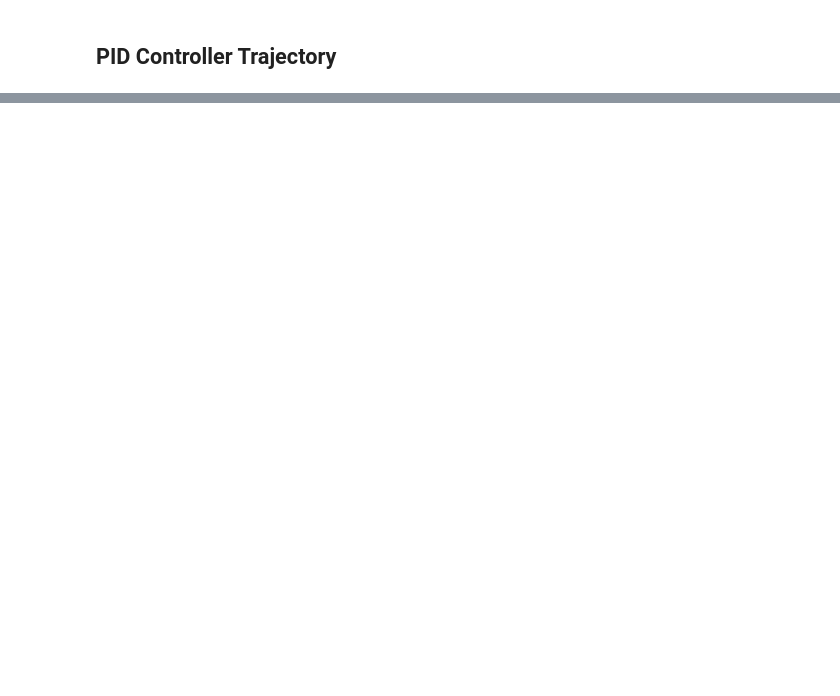
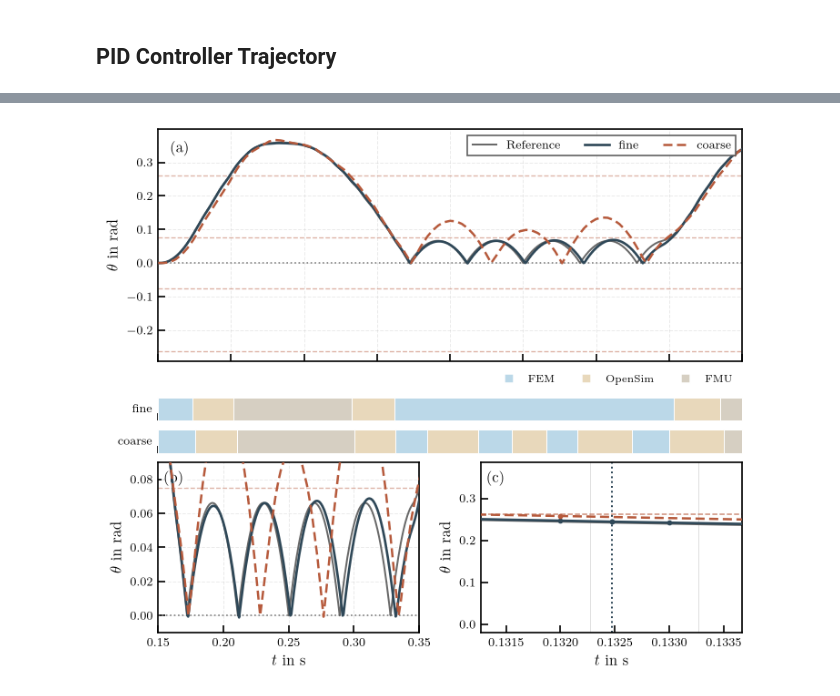
Before and after one commit to FlorianFrech/SystemSimulation, a Jupyter notebook: notebooks/05_casestudy_model_switching.ipynb, the cells around one changed output, grey strips where cells are left out. Drawn from its saved outputs; the diff is of its cells as text; code cells hidden in the pictures; blank space fills up the shorter version.

```diff
--- a/notebooks/05_casestudy_model_switching.ipynb
+++ b/notebooks/05_casestudy_model_switching.ipynb
@@ -857,30 +1025,42 @@ switch_runs = {}
 
 for variant, macro_dt in (("fine", sim_params.tau), ("coarse", 4 * sim_params.tau)):
     sys_cmp, plant_cmp = build_region_system(variant)
-    initial_mode = plant_cmp.active_mode
+    # Read the reconciled mode back, exactly as for the main run.
+    initial_mode_cmp = plant_cmp.active_mode
     sys_cmp.run(0.0, t_end, macro_dt)
 
     hist = sys_cmp.get_history()
     t_cmp, data_cmp = hist["MasterPendulum"]
     contact_times = [d.t for d in hist["Events"][("MasterPendulum", "wall_hit")]]
-    intervals = build_mode_intervals(plant_cmp.sync_events, initial_mode, 0.0, t_end)
+
+    boundary_times = {}
+    for (_comp, event_name), records in hist["Events"].items():
+        if event_name.startswith("region_boundary_"):
+            boundary_times.setdefault(event_name, []).extend(float(d.t) for d in records)
+
+    intervals = build_mode_intervals(plant_cmp.sync_events, initial_mode_cmp, 0.0, t_end)
 
     switch_runs[variant] = {
+        "dt": macro_dt,
         "t": np.asarray(t_cmp, dtype=float),
         "theta": np.asarray(data_cmp["theta"], dtype=float),
         "switch_times": [float(e["time"]) for e in plant_cmp.sync_events],
         "switch_modes": [f"{e['from_mode']}->{e['to_mode']}" for e in plant_cmp.sync_events],
         "contact_times": contact_times,
+        "boundary_times": boundary_times,
         "mode_intervals": intervals,
         "fem_active_s": sum(b - a for a, b, m in intervals if m == "FEM"),
     }
 
-    print(f"{variant:>10}: {len(plant_cmp.sync_events)} switches, "
+    print(f"{variant:>10}: starts in {initial_mode_cmp}, "
+          f"{len(plant_cmp.sync_events)} switches, "
           f"{len(contact_times)} contact events, "
           f"FEM active {switch_runs[variant]['fem_active_s']:.3f} s")
 
-# The comparison is only valid if both runs resolve the same contact sequence.
+# The comparison is only valid if both runs resolve the same contact sequence,
+# and it is only comparable to the reference if that sequence matches Modelica.
 n_contacts = {s: len(r["contact_times"]) for s, r in switch_runs.items()}
+n_contacts["reference"] = len(event_times_ref)
 if len(set(n_contacts.values())) > 1:
     print(f"\nWARNING: contact counts differ {n_contacts}. The trajectories have diverged "
           f"into different bounce sequences, so the error columns below compare different "
@@ -938,14 +1194,16 @@ STRATEGY_STYLE = {
     "fine":   dict(color="#2F4858", linewidth=1.6, linestyle="-",          zorder=4),
     "coarse": dict(color="#B65A3C", linewidth=1.5, linestyle=(0, (4, 2)), zorder=5),
 }
-MODE_STRIP = {"FMU": "#d6cfc2", "FEM": "#bbd8e8"}
+# One entry per region model: a missing mode would render as unlabelled grey and
+# hide a whole region of the policy.
+MODE_STRIP = {"FEM": "#bbd8e8", "OpenSim": "#e8d8bb", "FMU": "#d6cfc2"}
 
 fig = plt.figure(figsize=(FULL_WIDTH, 0.85 * FULL_WIDTH), constrained_layout=True)
 gs = fig.add_gridspec(4, 2, height_ratios=[3.0, 0.30, 0.30, 2.2])
 
 ax_full = fig.add_subplot(gs[0, :])
-ax_s_grid = fig.add_subplot(gs[1, :], sharex=ax_full)
-ax_s_loc = fig.add_subplot(gs[2, :], sharex=ax_full)
+ax_strip_fine = fig.add_subplot(gs[1, :], sharex=ax_full)
+ax_strip_coarse = fig.add_subplot(gs[2, :], sharex=ax_full)
 ax_contact = fig.add_subplot(gs[3, 0])
 ax_zoom = fig.add_subplot(gs[3, 1])
 
@@ -956,9 +1214,11 @@ for ax in (ax_full, ax_contact):
     for strategy, run in switch_runs.items():
         ax.plot(run["t"], run["theta"], label=strategy, **STRATEGY_STYLE[strategy])
     ax.axhline(0, color="gray", linestyle=":", linewidth=1)
-    for sign in (+1, -1):
-        ax.axhline(sign * SWITCH_THRESHOLD_RAD, color="#B65A3C",
-                   linestyle="--", linewidth=0.8, alpha=0.45)
+    # Every configured breakpoint, not only the first one.
+    for threshold in SWITCH_BREAKPOINTS:
+        for sign in (+1, -1):
+            ax.axhline(sign * threshold, color="#B65A3C",
+                       linestyle="--", linewidth=0.8, alpha=0.45)
     ax.grid(True, alpha=0.3)
     ax.set_ylabel(r"$\theta$ in $\mathrm{rad}$")
 
@@ -967,11 +1227,11 @@ ax_full.tick_params(labelbottom=False)
 ax_full.legend(loc="upper right", ncol=3, fontsize=8, frameon=True)
 
 # --- mode strips, one per strategy -------------------------------------
-for ax, strategy in ((ax_s_grid, "fine"), (ax_s_loc, "coarse")):
+for ax, strategy in ((ax_strip_fine, "fine"), (ax_strip_coarse, "coarse")):
     for a, b, mode in switch_runs[strategy]["mode_intervals"]:
         if b <= a:
             continue
-        ax.broken_barh([(a, b - a)], (0, 1), facecolors=MODE_STRIP.get(mode, "0.75"),
+        ax.broken_barh([(a, b - a)], (0, 1), facecolors=MODE_STRIP[mode],
                        edgecolors="white", linewidth=0.6)
     ax.set_ylim(0, 1)
     ax.set_yticks([])
@@ -980,8 +1240,16 @@ for ax, strategy in ((ax_s_grid, "fine"), (ax_s_loc, "coarse")):
     ax.grid(False)
     for spine in ("left", "right", "top", "bottom"):
         ax.spines[spine].set_visible(False)
-ax_s_grid.tick_params(labelbottom=False)
-ax_s_loc.tick_params(labelbottom=False)
+ax_strip_fine.tick_params(labelbottom=False)
+ax_strip_coarse.tick_params(labelbottom=False)
+
+mode_handles = [
+    plt.Line2D([], [], marker="s", linestyle="None", markersize=6,
+               markerfacecolor=color, markeredgecolor="white", label=mode)
+    for mode, color in MODE_STRIP.items()
+]
+ax_strip_fine.legend(handles=mode_handles, loc="upper right", ncol=3, fontsize=7,
+                     frameon=False, bbox_to_anchor=(1.0, 2.4))
 
 # --- (b) contact-window zoom -------------------------------------------
 ax_contact.set_xlim(*contact_window)
@@ -991,39 +1259,44 @@ ax_contact.set_xlabel(r"$t$ in $\mathrm{s}$")
 # --- (c) single-transition zoom ----------------------------------------
 # Centre on whichever transition localization moved furthest off the
 # communication grid, and span only ~2 macro steps: at a wider span a
 # sub-millisecond offset is a few pixels and the panel shows nothing.
-def _off_grid(t, tau=sim_params.tau):
-    r = t % tau
-    return min(r, tau - r)
+_fine = switch_runs["fine"]
+_loc_switches = _fine["switch_times"]
+_idx = int(np.argmax([_distance_to_grid(t, _fine["dt"]) for t in _loc_switches]))
+t_focus = _loc_switches[_idx]
+span = 1.2 * _fine["dt"]
 
-_loc_switches = switch_runs["fine"]["switch_times"]
-_idx = int(np.argmax([_off_grid(t) for t in _loc_switches]))
-t_focus = _loc_switches[_idx]
-span = 1.2 * sim_params.tau
+# The boundary this transition crossed, taken from the trajectory rather than
+# assumed to be the first breakpoint.
+theta_focus = abs(float(np.interp(t_focus, _fine["t"], _fine["theta"])))
+threshold_focus = min(SWITCH_BREAKPOINTS, key=lambda b: abs(b - theta_focus))
+
 ax_zoom.plot(ref_sol_reset["time"], ref_sol_reset["theta"],
              color="0.35", linewidth=1.2, alpha=0.9)
 for strategy, run in switch_runs.items():
     ax_zoom.plot(run["t"], run["theta"], marker="o", markersize=2.5,
                  **STRATEGY_STYLE[strategy])
     for t_sw in run["switch_times"]:
         if abs(t_sw - t_focus) < span:
             ax_zoom.axvline(t_sw, color=STRATEGY_STYLE[strategy]["color"],
                             linestyle=":", linewidth=1.2)
-ax_zoom.axhline(SWITCH_THRESHOLD_RAD, color="#B65A3C", linestyle="--",
+ax_zoom.axhline(threshold_focus, color="#B65A3C", linestyle="--",
                 linewidth=0.9, alpha=0.7)
-for t_grid in np.arange(t_focus - span, t_focus + span, sim_params.tau):
+for t_grid in np.arange(t_focus - span, t_focus + span, _fine["dt"]):
     ax_zoom.axvline(t_grid, color="0.85", linewidth=0.5, zorder=0)
 ax_zoom.set_xlim(t_focus - span, t_focus + span)
 ax_zoom.set_xlabel(r"$t$ in $\mathrm{s}$")
 ax_zoom.set_ylabel(r"$\theta$ in $\mathrm{rad}$")
 ax_zoom.grid(False)
 
 for label, ax in [("(a)", ax_full), ("(b)", ax_contact), ("(c)", ax_zoom)]:
     ax.text(0.02, 0.95, label, transform=ax.transAxes, ha="left", va="top",
             fontweight="bold",
             bbox=dict(facecolor="white", edgecolor="none", alpha=0.9, pad=1.5))
 
 out = _repo / "notebooks" / "figures"
 out.mkdir(parents=True, exist_ok=True)
 fig.savefig(out / "05_c_switching_strategy.pdf")
 plt.show()
+# %% [output]
+[figure, added]
```
Also changed, not shown: parts of 24 cells of this notebook, 19 other files.
